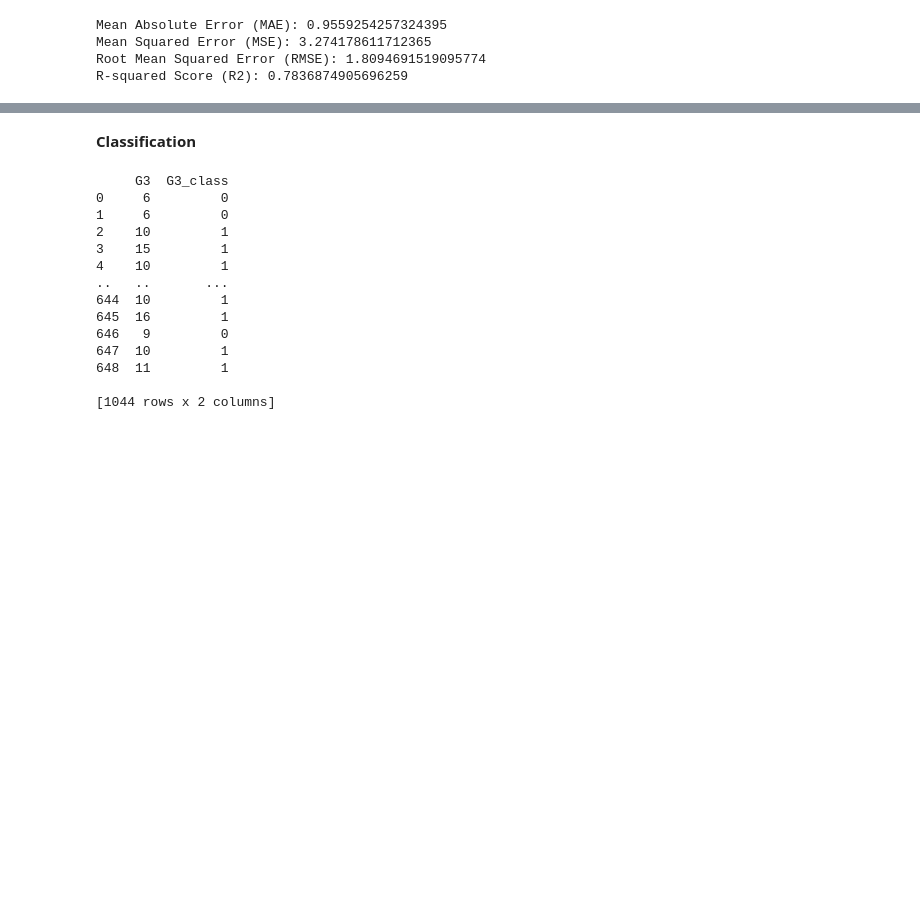
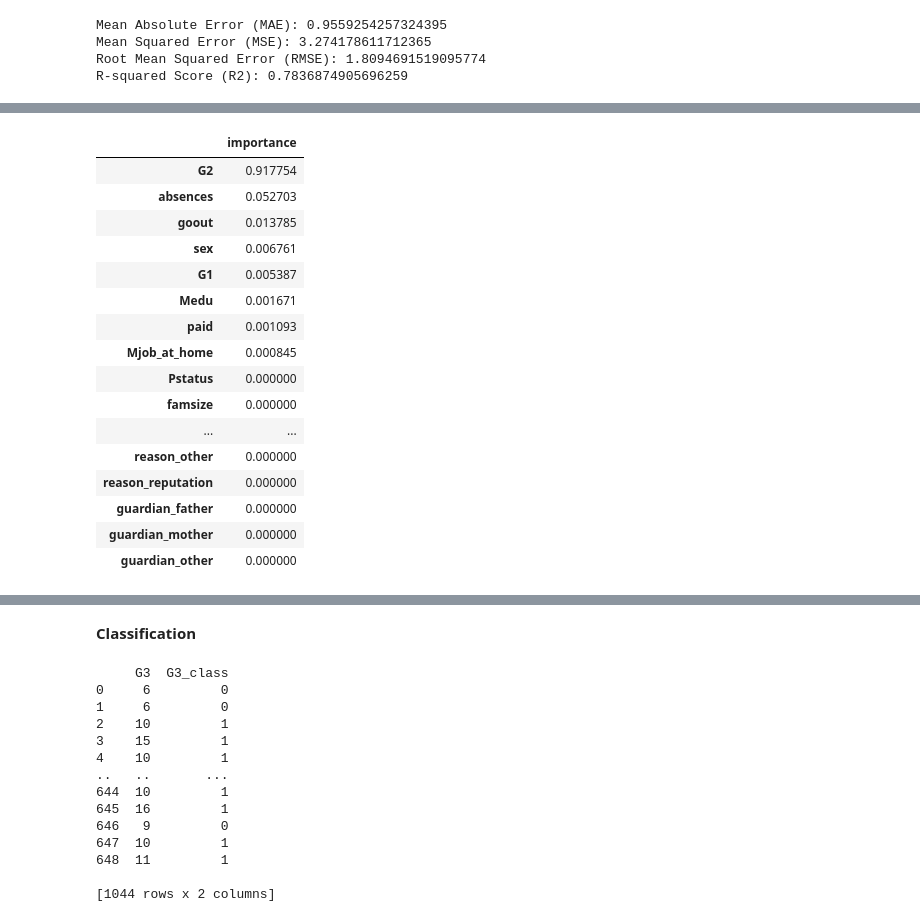
Before and after one commit to kelvinadaisky/Student-Performance-Prediciton, a Jupyter notebook: StudentPerformance.ipynb, the cells around one changed output, grey strips where cells are left out. Saved outputs shown, nothing was run; the diff lists cells and outputs as text; code cells hidden in the pictures; blank space fills up the shorter version.

```diff
--- a/StudentPerformance.ipynb
+++ b/StudentPerformance.ipynb
@@ -134,0 +150,23 @@ R-squared Score (R2): 0.7836874905696259
+# %%
+feature_importances = pd.DataFrame(dt_regressor.feature_importances_,
+                                   index = X_train.columns,
+                                   columns=['importance']).sort_values('importance', ascending=False)
+feature_importances
+# %% [output]
+|  | importance |
+| G2 | 0.917754 |
+| absences | 0.052703 |
+| goout | 0.013785 |
+| sex | 0.006761 |
+| G1 | 0.005387 |
+| Medu | 0.001671 |
+| paid | 0.001093 |
+| Mjob_at_home | 0.000845 |
+| Pstatus | 0.000000 |
+| famsize | 0.000000 |
+| ... | ... |
+| reason_other | 0.000000 |
+| reason_reputation | 0.000000 |
+| guardian_father | 0.000000 |
+| guardian_mother | 0.000000 |
+| guardian_other | 0.000000 |
```
Also changed, not shown: parts of 6 cells of this notebook.
